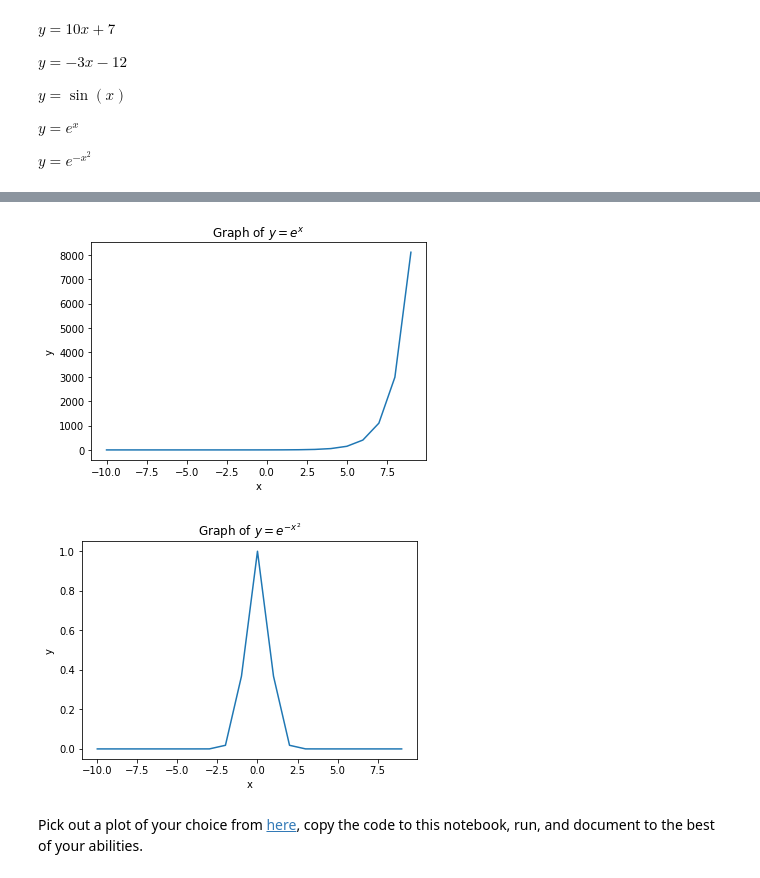
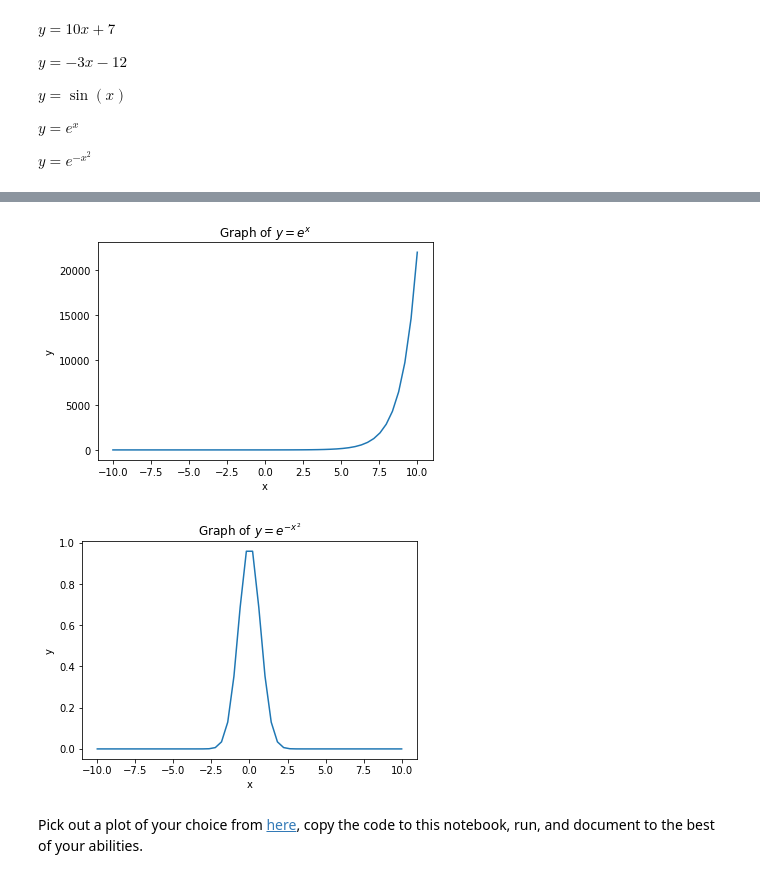
Before and after one commit to maefl0wer/Statistics2022, a Jupyter notebook: MaeBloom_lab1.ipynb, the cells around one changed output, grey strips where cells are left out. Cells and saved outputs as stored; diff of their text form; code cells hidden in the pictures.

```diff
--- a/MaeBloom_lab1.ipynb
+++ b/MaeBloom_lab1.ipynb
@@ -576,28 +576,28 @@ plt.show()
 # %%
 #y=e^x
 
 import matplotlib.pyplot as plt
 import numpy as np
 
-x = np.arange(-10, 10)
+x = np.linspace(-10, 10)
 
 y = np.exp(x)
 
 plt.plot(x,y)
 
 plt.title("Graph of $y=e^x$");
 plt.xlabel("x");
 plt.ylabel("y");
 
 plt.show()
 # %% [output]
-[figure, old version]
+[figure, new version]
 # %%
 # y=e^−x^^2
 import matplotlib.pyplot as plt
 import numpy as np
 
-x = np.arange(-10, 10)
+x = np.linspace(-10, 10)
 
 y = np.exp(-x**2)
 
@@ -609,7 +609,7 @@ plt.ylabel("y");
 
 plt.show()
 # %% [output]
-[figure, old version]
+[figure, new version]
 # %% [markdown]
 Pick out a plot of your choice from [here](https://matplotlib.org/stable/gallery/index.html), copy the code to this notebook, run, and document to the best of your abilities.
 # %%
```
Also changed, not shown: parts of 3 cells of this notebook.
